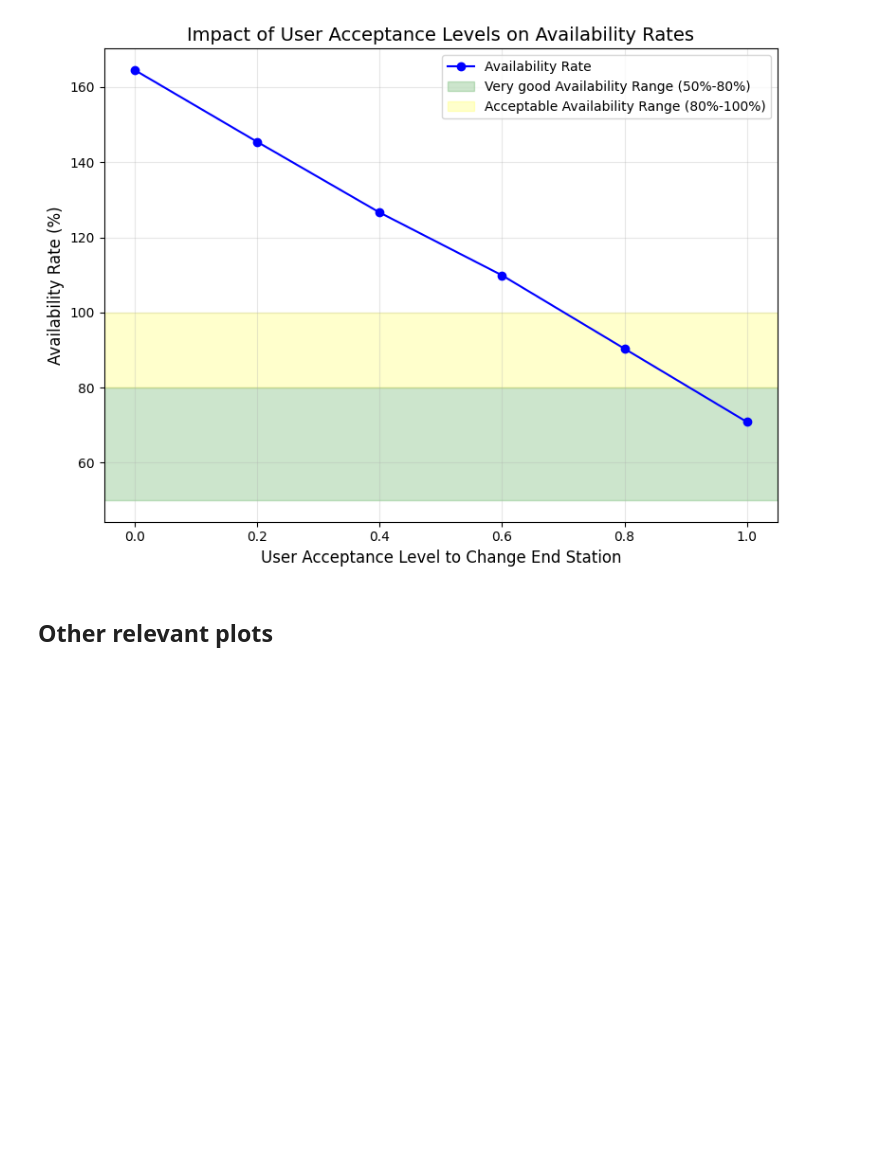
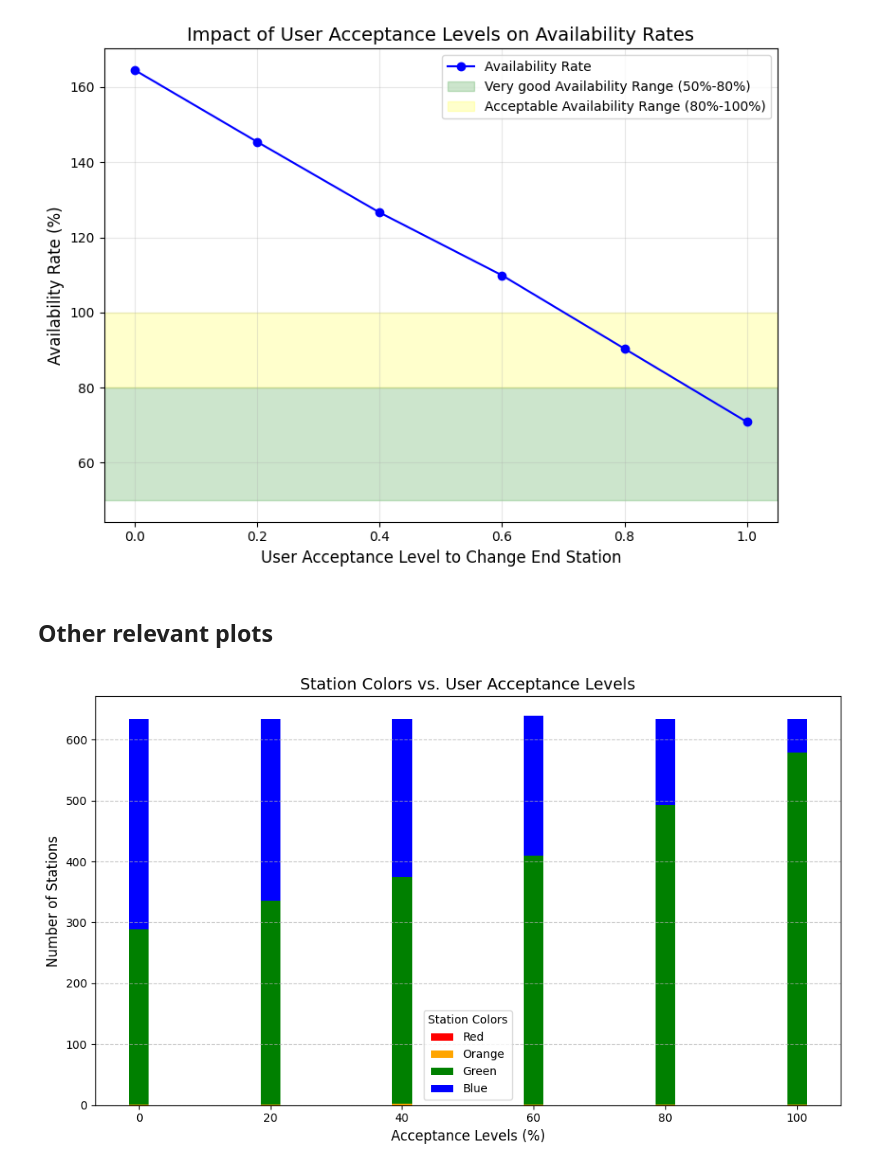
Before and after one commit to babs3/MS_project, a Jupyter notebook: data_preparation/plots.ipynb, the cells around one changed output. Saved outputs shown, nothing was run; the diff lists cells and outputs as text; code cells hidden in the pictures; blank space fills up the shorter version.

```diff
--- a/data_preparation/plots.ipynb
+++ b/data_preparation/plots.ipynb
@@ -138,0 +137,35 @@ plt.show()
+# %%
+import matplotlib.pyplot as plt
+import numpy as np
+
+# Data from the table
+acceptance_levels = [0, 20, 40, 60, 80, 100]  # in percentage
+red = [0, 0, 0, 0, 0, 0]
+orange = [1, 1, 2, 1, 1, 1]
+green = [288, 334, 373, 409, 492, 578]
+blue = [345, 299, 259, 229, 141, 55]
+
+# Plot settings
+plt.figure(figsize=(10, 6))
+width = 3  # width for each bar group
+
+# Stacked bar plot
+plt.bar(acceptance_levels, red, color='red', label='Red', width=width, bottom=np.zeros_like(red))
+plt.bar(acceptance_levels, orange, color='orange', label='Orange', width=width, bottom=np.array(red))
+plt.bar(acceptance_levels, green, color='green', label='Green', width=width, bottom=np.array(red) + np.array(orange))
+plt.bar(acceptance_levels, blue, color='blue', label='Blue', width=width,
+        bottom=np.array(red) + np.array(orange) + np.array(green))
+
+# Labels and legend
+plt.xlabel('Acceptance Levels (%)', fontsize=12)
+plt.ylabel('Number of Stations', fontsize=12)
+plt.title('Station Colors vs. User Acceptance Levels', fontsize=14)
+plt.xticks(acceptance_levels)
+plt.legend(title='Station Colors')
+plt.grid(axis='y', linestyle='--', alpha=0.7)
+
+# Show plot
+plt.tight_layout()
+plt.show()
+# %% [output]
+[figure, added]
```
Also changed, not shown: parts of 1 cell of this notebook, 20 other files.
